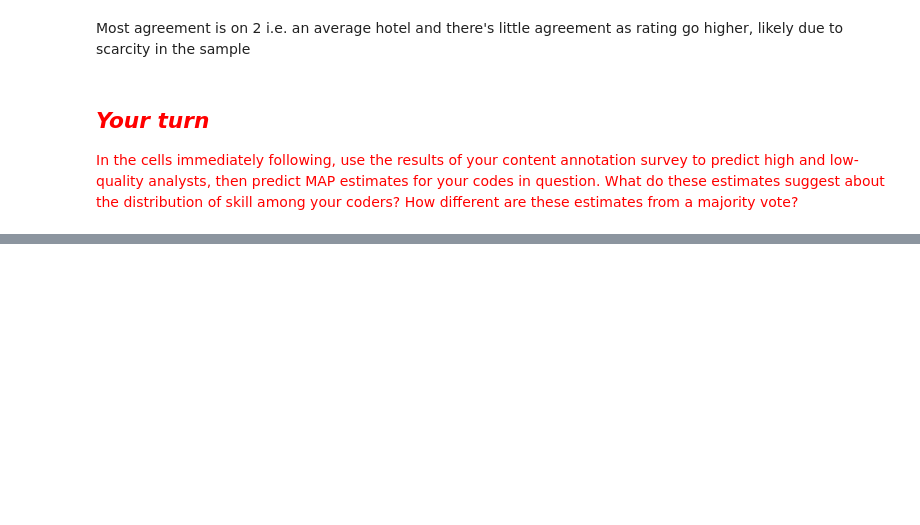
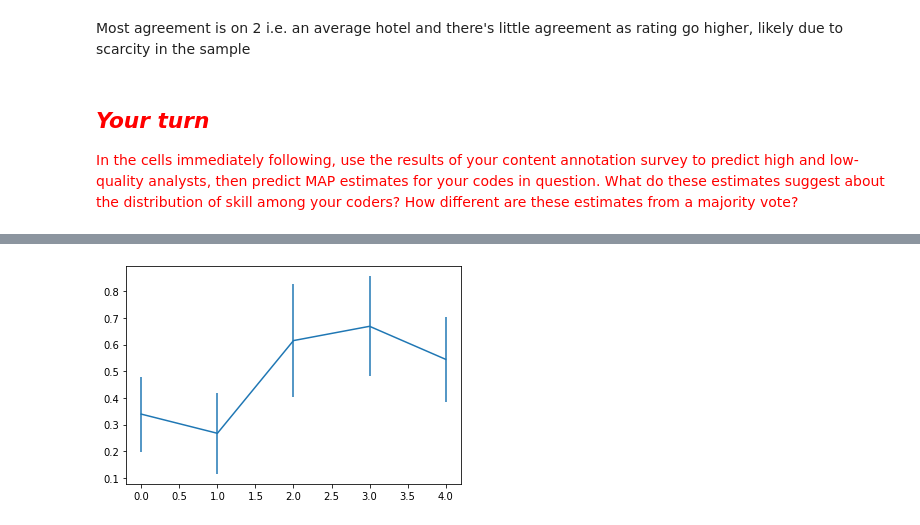
Before and after one commit to k-partha/Content-Analysis-Notebooks, a Jupyter notebook: week-3/Partha_Kadambi_HW_Reliability.ipynb, the cells around one changed output, grey strips where cells are left out. Saved outputs shown, nothing was run; the diff lists cells and outputs as text; code cells hidden in the pictures; blank space fills up the shorter version.

```diff
--- a/week-3/Partha_Kadambi_HW_Reliability.ipynb
+++ b/week-3/Partha_Kadambi_HW_Reliability.ipynb
@@ -1406,0 +879,12 @@ makeQuestionComparison(model_hot, anno_hot)
+# %%
+model = ModelBt.create_initial_state(5, 5)
+model.map(mtAnno.annotations)
+samples = model.sample_posterior_over_accuracy(mtAnno.annotations, 200, burn_in_samples=100, thin_samples=3)
+y =  samples.mean(axis=0)#.mean(axis = 1).mean(axis = 1)
+y_ci = samples.std(axis=0)#.mean(axis = 1).mean(axis = 1)
+# %%
+plt.figure()
+plt.errorbar(range(5),y, yerr = y_ci)
+plt.show()
+# %% [output]
+[figure, added]
```
Also changed, not shown: parts of 164 cells of this notebook.
